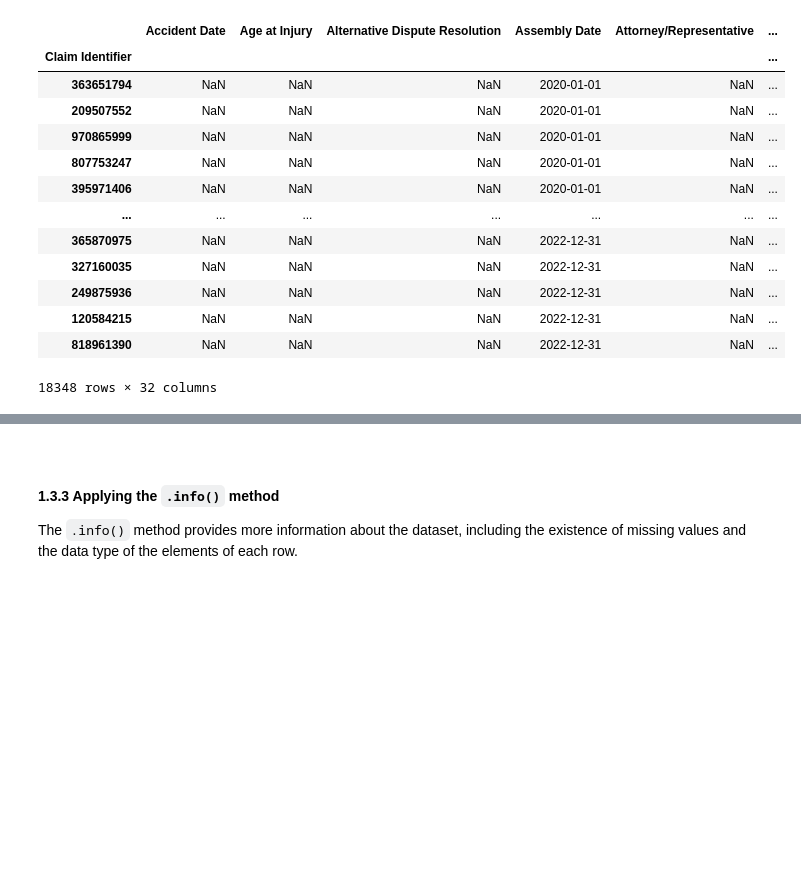
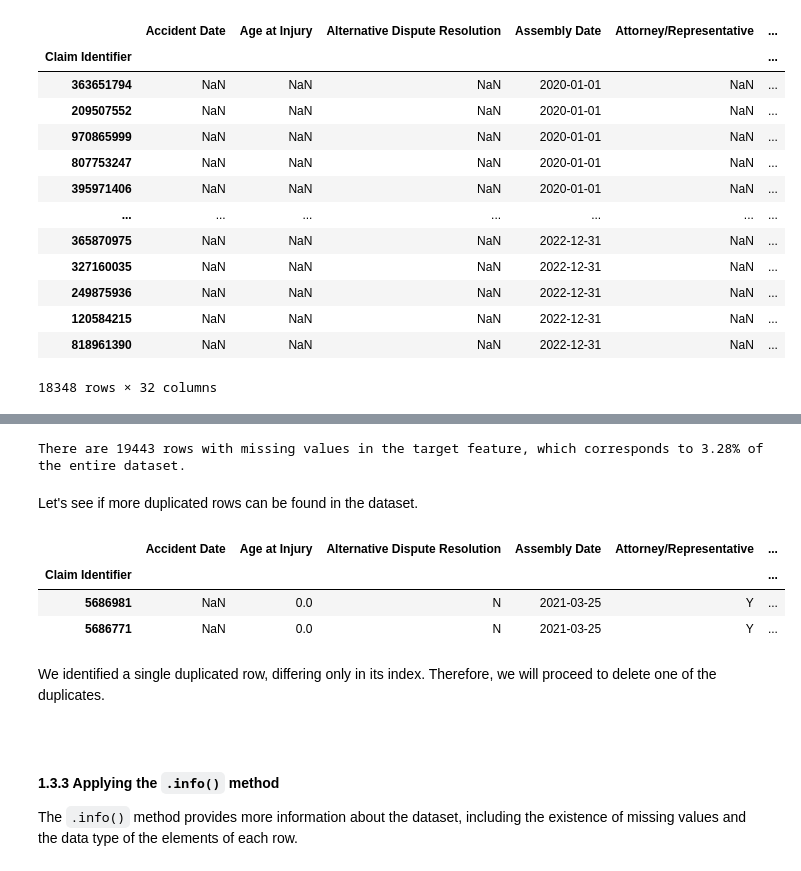
Before and after one commit to LeonardoDiCaterina/Machine_Learning_G19, a Jupyter notebook: Notebooks/Data_Pre-processing.ipynb, the cells around one changed output, grey strips where cells are left out. Saved outputs shown, nothing was run; the diff lists cells and outputs as text; code cells hidden in the pictures; blank space fills up the shorter version.

```diff
--- a/Notebooks/Data_Pre-processing.ipynb
+++ b/Notebooks/Data_Pre-processing.ipynb
@@ -128,0 +135,4 @@ train[train.duplicated() == True]
+# %%
+print(f"There are {train[train['Claim Injury Type'].isna()].shape[0]} rows with missing values in the target feature, which corresponds to {round((train['Claim Injury Type'].isna().sum() / len(train)) * 100, 2)}% of the entire dataset.")
+# %% [output]
+There are 19443 rows with missing values in the target feature, which corresponds to 3.28% of the entire dataset.
@@ -128,0 +141,11 @@ train[train.duplicated() == True]
+# %% [markdown]
+Let's see if more duplicated rows can be found in the dataset.
+# %%
+train[train.duplicated(keep=False)]
+# %% [output]
+|  | Accident Date | Age at Injury | Alternative Dispute Resolution | Assembly Date | Attorney/Representative | ... |
+| Claim Identifier |  |  |  |  |  | ... |
+| 5686981 | NaN | 0.0 | N | 2021-03-25 | Y | ... |
+| 5686771 | NaN | 0.0 | N | 2021-03-25 | Y | ... |
+# %% [markdown]
+We identified a single duplicated row, differing only in its index. Therefore, we will proceed to delete one of the duplicates.
```
Also changed, not shown: parts of 16 cells of this notebook.
